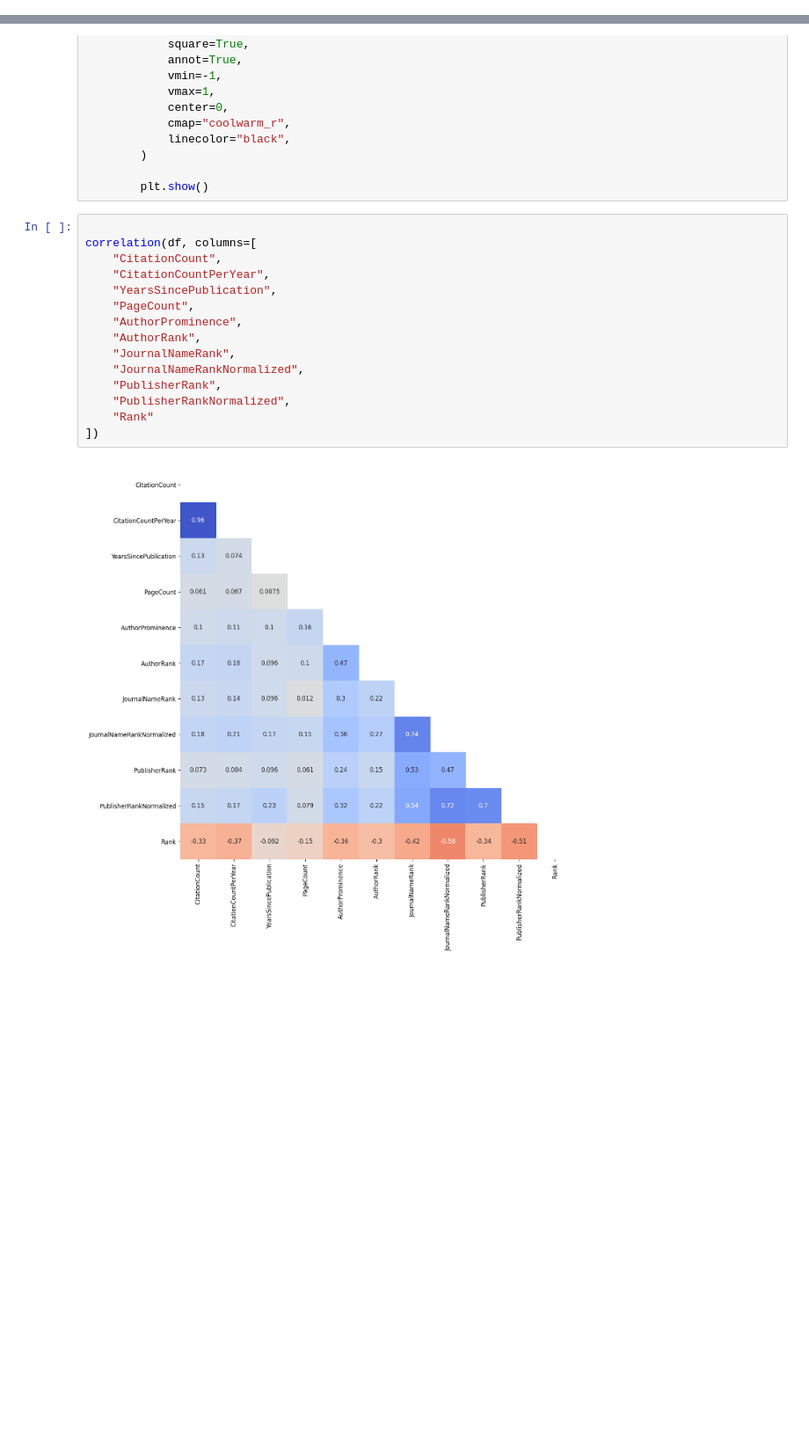
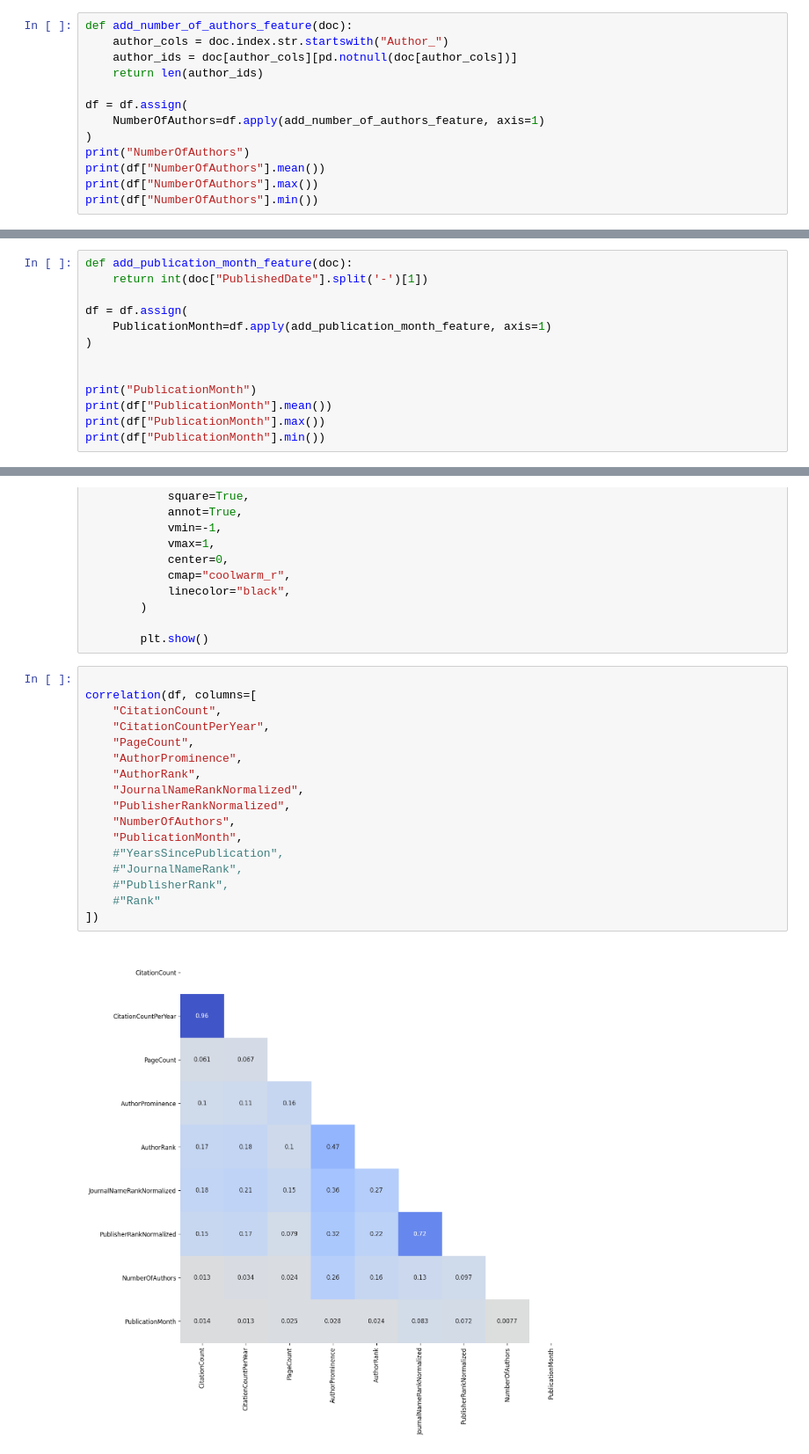
Before and after one commit to anton164/predicting-citation-counts, a Jupyter notebook: notebooks/compile_dataset.ipynb, the cells around one changed output, grey strips where cells are left out. Shown: that part at 88% size. Cells and saved outputs as stored; diff of their text form; blank space fills up the shorter version.

Commit message:
Added PublicationMonth & NumberofAuthors features

```diff
--- a/notebooks/compile_dataset.ipynb
+++ b/notebooks/compile_dataset.ipynb
@@ -68,3 +78,16 @@ Drop papers without a Journal
 Num papers:  69842
 Drop papers without PageCount
 Num papers:  61019
+# %%
+def add_number_of_authors_feature(doc):
+    author_cols = doc.index.str.startswith("Author_")
+    author_ids = doc[author_cols][pd.notnull(doc[author_cols])]
+    return len(author_ids)
+
+df = df.assign(
+    NumberOfAuthors=df.apply(add_number_of_authors_feature, axis=1)
+)
+print("NumberOfAuthors")
+print(df["NumberOfAuthors"].mean())
+print(df["NumberOfAuthors"].max())
+print(df["NumberOfAuthors"].min())
@@ -70,0 +99,13 @@ Num papers:  61019
+# %%
+def add_publication_month_feature(doc):
+    return int(doc["PublishedDate"].split('-')[1])
+
+df = df.assign(
+    PublicationMonth=df.apply(add_publication_month_feature, axis=1)
+)
+
+
+print("PublicationMonth")
+print(df["PublicationMonth"].mean())
+print(df["PublicationMonth"].max())
+print(df["PublicationMonth"].min())
@@ -154,17 +200,19 @@ def correlation(df, columns=None, plot=True):
 # %%
 
 correlation(df, columns=[
     "CitationCount",
     "CitationCountPerYear",
-    "YearsSincePublication",
     "PageCount",
     "AuthorProminence",
     "AuthorRank",
-    "JournalNameRank",
     "JournalNameRankNormalized",
-    "PublisherRank",
     "PublisherRankNormalized",
-    "Rank"
+    "NumberOfAuthors",
+    "PublicationMonth",
+    #"YearsSincePublication",
+    #"JournalNameRank",
+    #"PublisherRank",
+    #"Rank"
 ])
 # %% [output]
-[figure, old version]
+[figure, new version]
```
Also changed, not shown: parts of 8 cells of this notebook.
